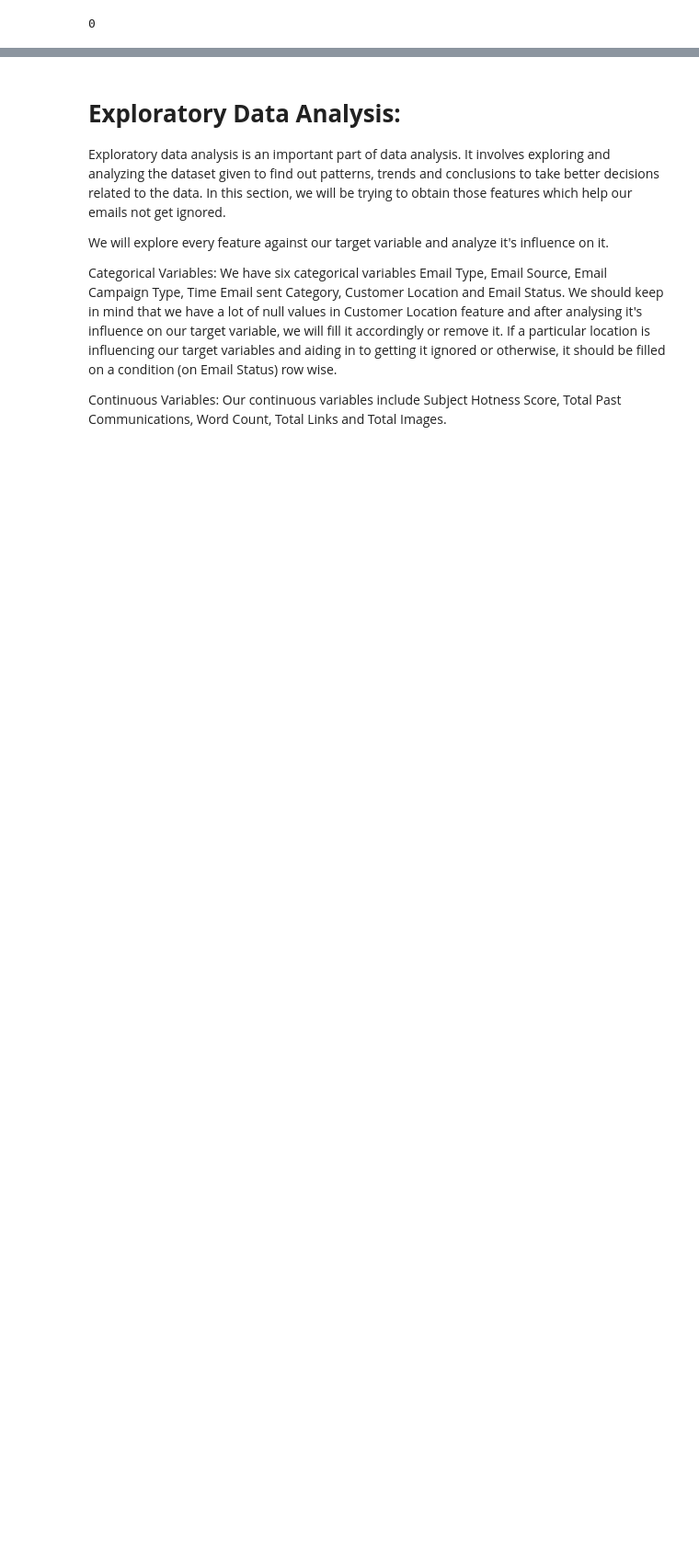
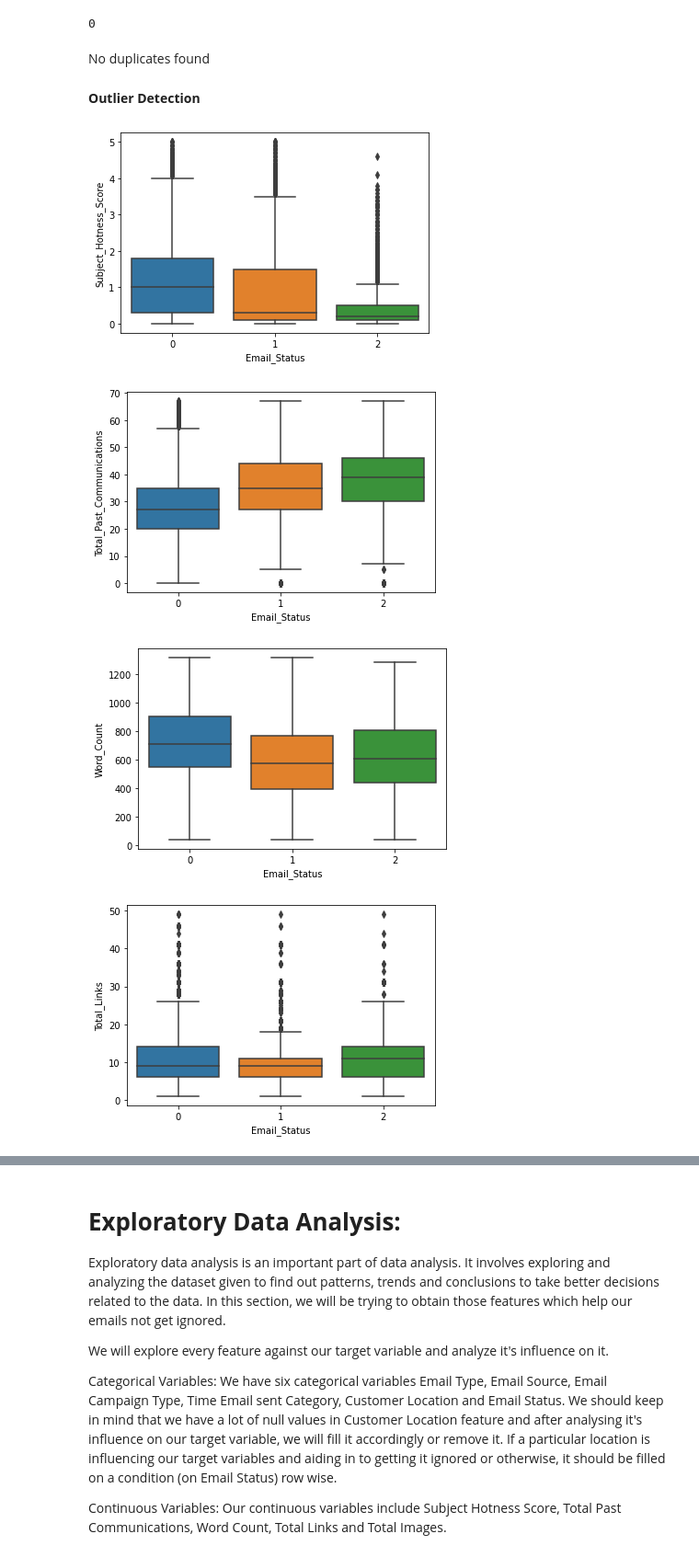
Before and after one commit to vak1997/Email_Campaign_Effectiveness, a Jupyter notebook: Email_Campaign_Effectiveness_Capstone_Project3.ipynb, the cells around one changed output, grey strips where cells are left out. Shown at 92% size. Drawn from its saved outputs; the diff is of its cells as text; code cells hidden in the pictures; blank space fills up the shorter version.

```diff
--- a/Email_Campaign_Effectiveness_Capstone_Project3.ipynb
+++ b/Email_Campaign_Effectiveness_Capstone_Project3.ipynb
@@ -233,3 +235,18 @@ sns.distplot(x=df['Total_Images'], hist= True)
 df.duplicated().sum()
 # %% [output]
 0
+# %% [markdown]
+No duplicates found
+# %% [markdown]
+**Outlier Detection**
+# %%
+#continuous variables through boxplots
+cont_var = ['Subject_Hotness_Score', 'Total_Past_Communications','Word_Count','Total_Links','Total_Images']
+for i, value in enumerate(cont_var):
+ sns.boxplot(x=df['Email_Status'], y= df[value])
+ plt.show()
+# %% [output]
+[figure, added]
+[figure, added]
+[figure, added]
+[figure, added]
```
Also changed, not shown: parts of 9 cells of this notebook.
